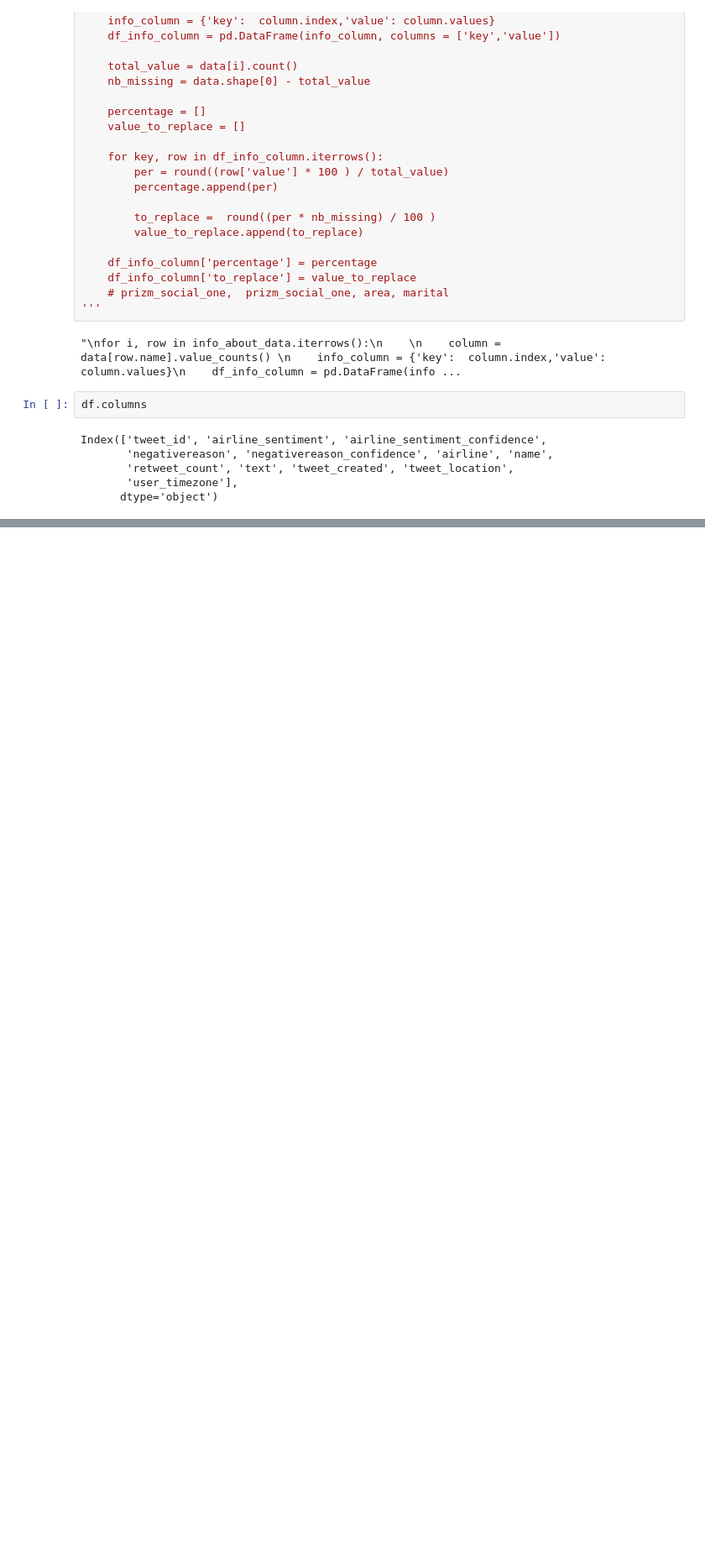
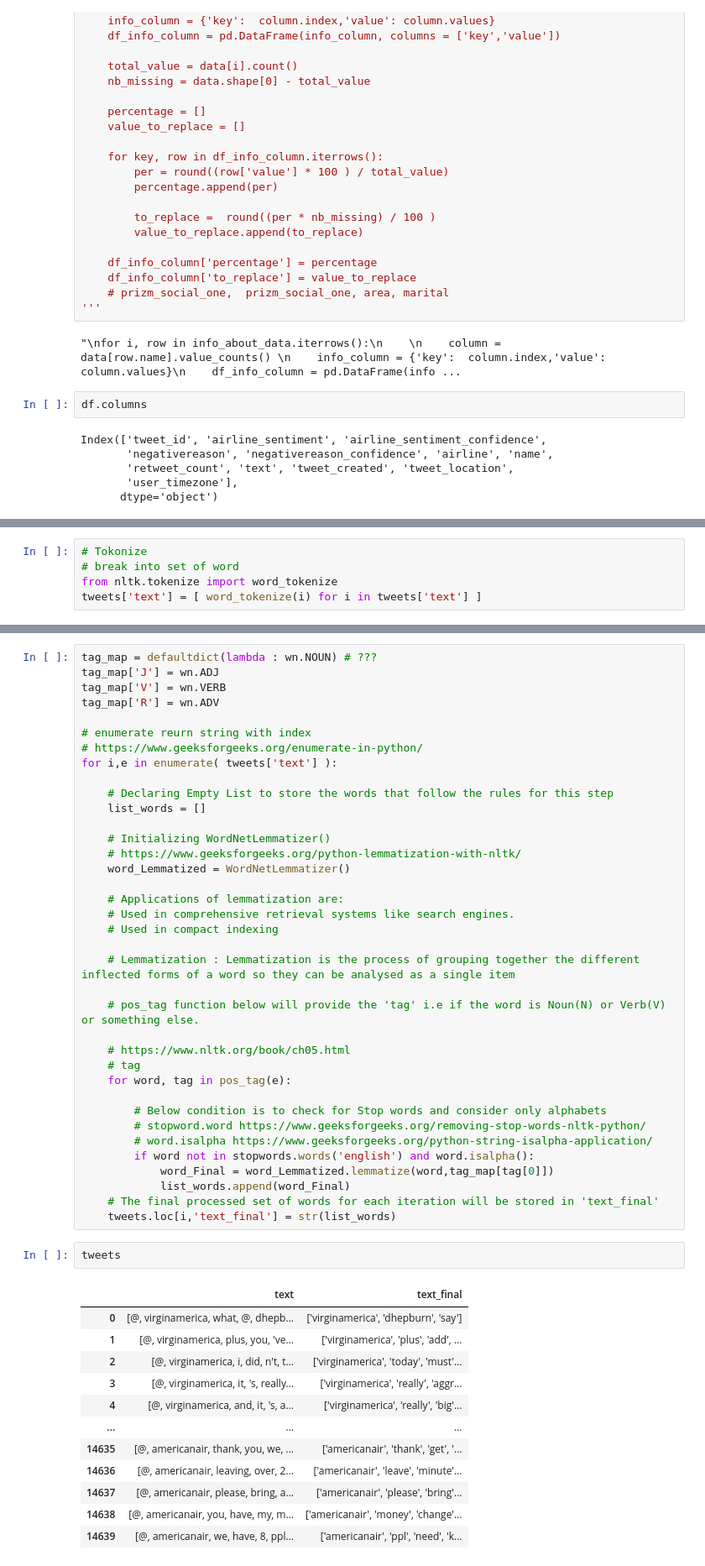
Before and after one commit to badr182/Tweets_Classification, a Jupyter notebook: classification_tweets.ipynb, the cells around one changed output, grey strips where cells are left out. Shown at 84% size. Saved outputs shown, nothing was run; the diff lists cells and outputs as text; blank space fills up the shorter version.

Commit message:
Lower case, Tokonize, Lemmitization, Steming

```diff
--- a/classification_tweets.ipynb
+++ b/classification_tweets.ipynb
@@ -197,0 +219,5 @@ it's really the only bad thing about flying VA
+# %%
+# Tokonize
+# break into set of word
+from nltk.tokenize import word_tokenize
+tweets['text'] = [ word_tokenize(i) for i in tweets['text'] ]
@@ -197,0 +270,52 @@ it's really the only bad thing about flying VA
+# %%
+tag_map = defaultdict(lambda : wn.NOUN) # ???
+tag_map['J'] = wn.ADJ
+tag_map['V'] = wn.VERB
+tag_map['R'] = wn.ADV
+
+# enumerate reurn string with index
+# https://www.geeksforgeeks.org/enumerate-in-python/
+for i,e in enumerate( tweets['text'] ):
+
+    # Declaring Empty List to store the words that follow the rules for this step
+    list_words = []
+
+    # Initializing WordNetLemmatizer()
+    # https://www.geeksforgeeks.org/python-lemmatization-with-nltk/
+    word_Lemmatized = WordNetLemmatizer()
+
+    # Applications of lemmatization are:
+    # Used in comprehensive retrieval systems like search engines.
+    # Used in compact indexing
+
+    # Lemmatization : Lemmatization is the process of grouping together the different inflected forms of a word so they can be analysed as a single item
+
+    # pos_tag function below will provide the 'tag' i.e if the word is Noun(N) or Verb(V) or something else.
+
+    # https://www.nltk.org/book/ch05.html
+    # tag
+    for word, tag in pos_tag(e):
+
+        # Below condition is to check for Stop words and consider only alphabets
+        # stopword.word https://www.geeksforgeeks.org/removing-stop-words-nltk-python/
+        # word.isalpha https://www.geeksforgeeks.org/python-string-isalpha-application/
+        if word not in stopwords.words('english') and word.isalpha():
+            word_Final = word_Lemmatized.lemmatize(word,tag_map[tag[0]])
+            list_words.append(word_Final)
+    # The final processed set of words for each iteration will be stored in 'text_final'
+    tweets.loc[i,'text_final'] = str(list_words)
+# %%
+tweets
+# %% [output]
+|  | text | text_final |
+| 0 | [@, virginamerica, what, @, dhepb... | ['virginamerica', 'dhepburn', 'say'] |
+| 1 | [@, virginamerica, plus, you, 've... | ['virginamerica', 'plus', 'add', ... |
+| 2 | [@, virginamerica, i, did, n't, t... | ['virginamerica', 'today', 'must'... |
+| 3 | [@, virginamerica, it, 's, really... | ['virginamerica', 'really', 'aggr... |
+| 4 | [@, virginamerica, and, it, 's, a... | ['virginamerica', 'really', 'big'... |
+| ... | ... | ... |
+| 14635 | [@, americanair, thank, you, we, ... | ['americanair', 'thank', 'get', '... |
+| 14636 | [@, americanair, leaving, over, 2... | ['americanair', 'leave', 'minute'... |
+| 14637 | [@, americanair, please, bring, a... | ['americanair', 'please', 'bring'... |
+| 14638 | [@, americanair, you, have, my, m... | ['americanair', 'money', 'change'... |
+| 14639 | [@, americanair, we, have, 8, ppl... | ['americanair', 'ppl', 'need', 'k... |
```
Also changed, not shown: parts of 22 cells of this notebook.
